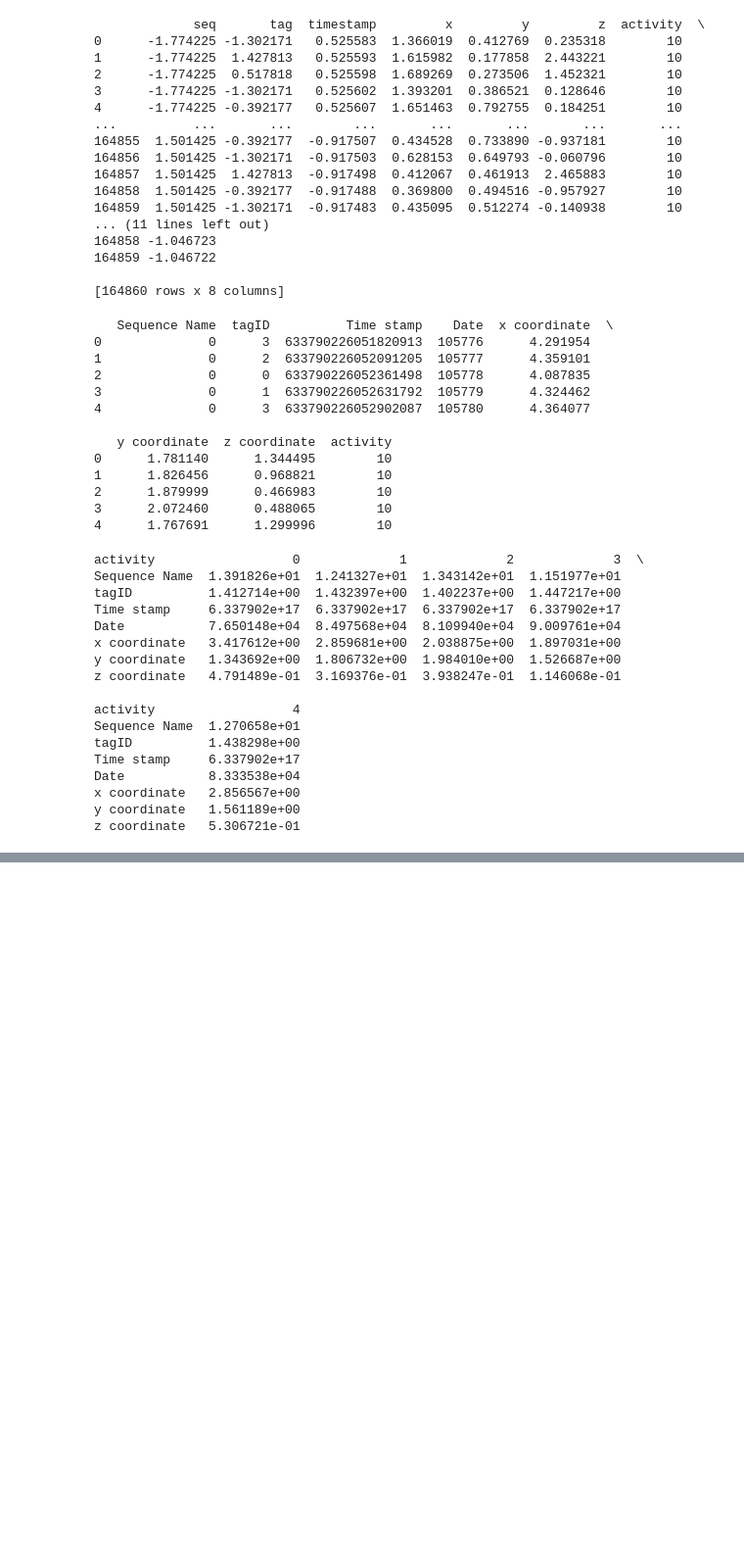
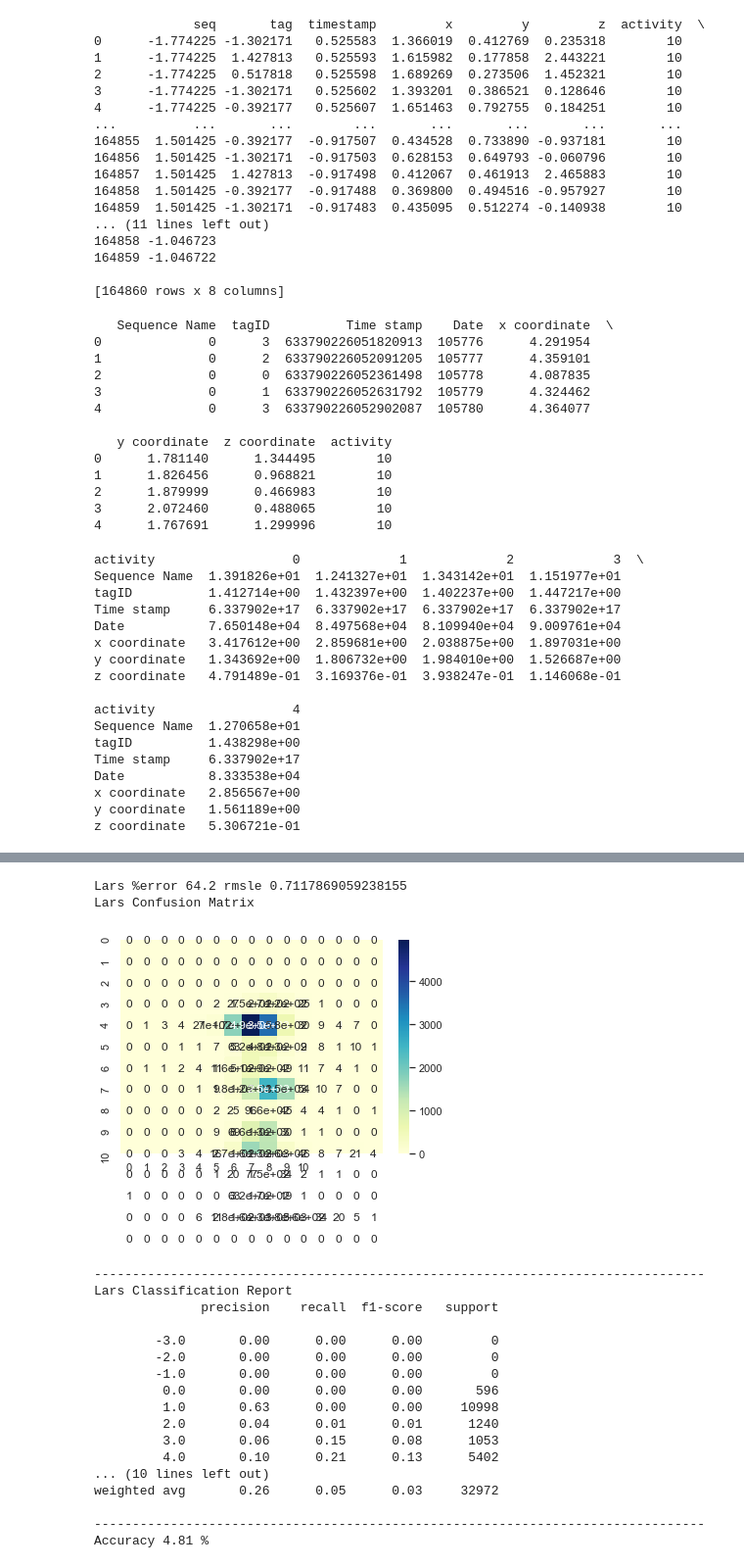
Before and after one commit to aayush17125/Posture-Reconstruction, a Jupyter notebook: Project.ipynb, the cells around one changed output, grey strips where cells are left out. Shown: that part at 98% size. Saved outputs shown, nothing was run; the diff lists cells and outputs as text; code cells hidden in the pictures; blank space fills up the shorter version.

```diff
--- a/Project.ipynb
+++ b/Project.ipynb
@@ -503,0 +627,50 @@ ax = sns.heatmap(X_train)
+# %%
+# Lars
+
+clf = Lars(n_nonzero_coefs=10)
+correct = 0
+regr=clf.fit(X_train,y_train)
+
+print("Lars",'%error',procenterror(regr.predict(X_test),y_test),'rmsle',rmsle(regr.predict(X_test),y_test))
+
+# Confusion Matrix
+print("Lars",'Confusion Matrix')
+conf=confusion_matrix(y_test, np.round(regr.predict(X_test) ) )
+print(conf)
+label=np.sort( y_test.unique() )
+sns.heatmap(conf, annot=True, xticklabels=label, yticklabels=label, cmap="YlGnBu")
+plt.show()
+
+print('--'*40)
+
+# Classification Report
+print("Lars",'Classification Report')
+classif=classification_report(y_test,np.round( regr.predict(X_test) ) )
+print(classif)
+
+
+# Accuracy
+print('--'*40)
+logreg_accuracy = round(accuracy_score(y_test, np.round( regr.predict(X_test) ) ) * 100,2)
+print('Accuracy', logreg_accuracy,'%')
+# %% [output]
+Lars %error 64.2 rmsle 0.7117869059238155
+Lars Confusion Matrix
+[figure, added]
+--------------------------------------------------------------------------------
+Lars Classification Report
+              precision    recall  f1-score   support
+
+        -3.0       0.00      0.00      0.00         0
+        -2.0       0.00      0.00      0.00         0
+        -1.0       0.00      0.00      0.00         0
+         0.0       0.00      0.00      0.00       596
+         1.0       0.63      0.00      0.00     10998
+         2.0       0.04      0.01      0.01      1240
+         3.0       0.06      0.15      0.08      1053
+         4.0       0.10      0.21      0.13      5402
+... (10 lines left out)
+weighted avg       0.26      0.05      0.03     32972
+
+--------------------------------------------------------------------------------
+Accuracy 4.81 %
```
Also changed, not shown: parts of 11 cells of this notebook, 1 other file.
